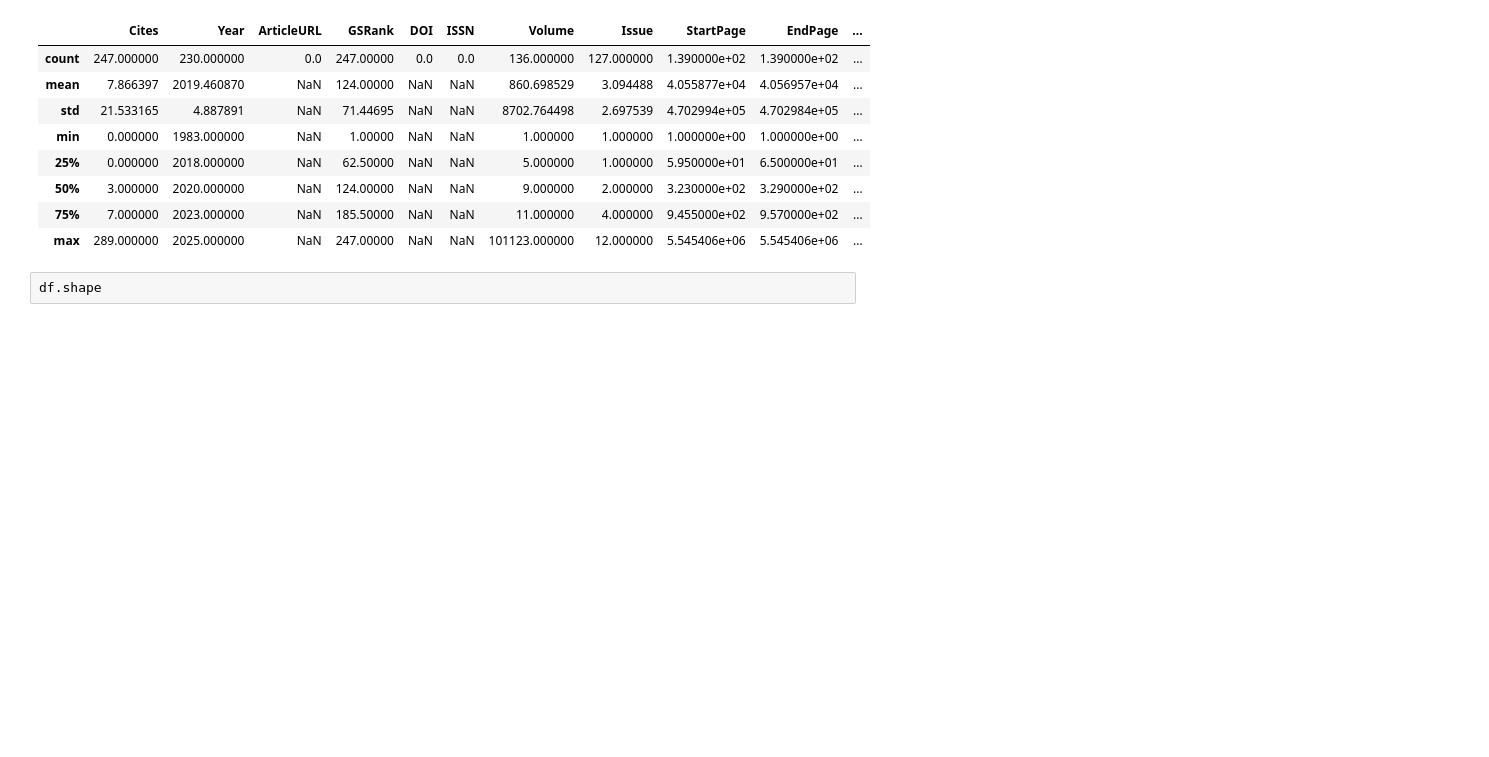
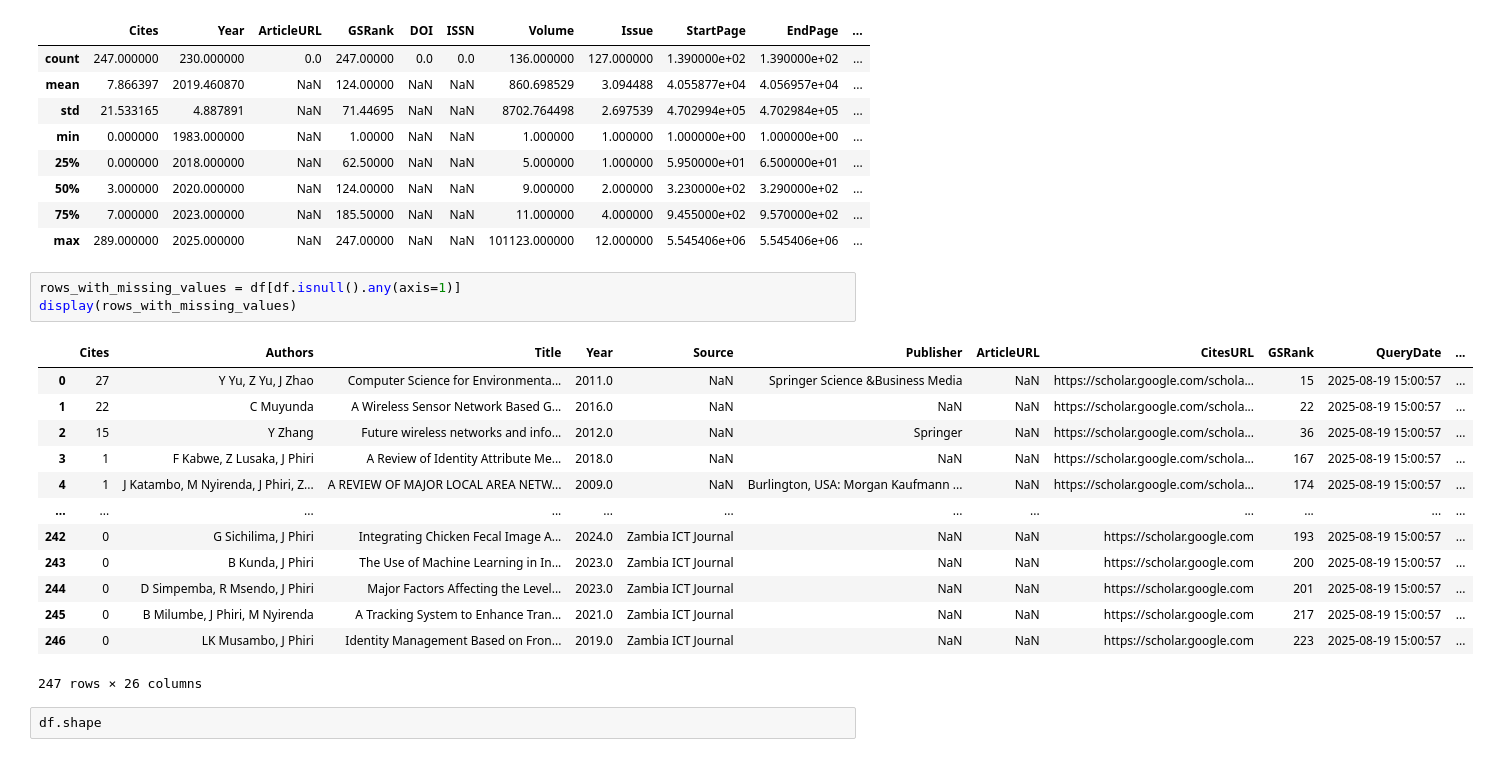
Before and after one commit to Tikulirekuti-Mwale/Publication_Types, a Jupyter notebook: 1_Business_Understanding.ipynb, the cells around one changed output. Drawn from its saved outputs; the diff is of its cells as text; blank space fills up the shorter version.

```diff
--- a/1_Business_Understanding.ipynb
+++ b/1_Business_Understanding.ipynb
@@ -80,6 +80,23 @@ df.describe()
 | 50% | 3.000000 | 2020.000000 | NaN | 124.00000 | NaN | NaN | 9.000000 | 2.000000 | 3.230000e+02 | 3.290000e+02 | ... |
 | 75% | 7.000000 | 2023.000000 | NaN | 185.50000 | NaN | NaN | 11.000000 | 4.000000 | 9.455000e+02 | 9.570000e+02 | ... |
 | max | 289.000000 | 2025.000000 | NaN | 247.00000 | NaN | NaN | 101123.000000 | 12.000000 | 5.545406e+06 | 5.545406e+06 | ... |
+# %%
+rows_with_missing_values = df[df.isnull().any(axis=1)]
+display(rows_with_missing_values)
+# %% [output]
+|  | Cites | Authors | Title | Year | Source | Publisher | ArticleURL | CitesURL | GSRank | QueryDate | ... |
+| 0 | 27 | Y Yu, Z Yu, J Zhao | Computer Science for Environmenta... | 2011.0 | NaN | Springer Science &Business Media | NaN | https://scholar.google.com/schola... | 15 | 2025-08-19 15:00:57 | ... |
+| 1 | 22 | C Muyunda | A Wireless Sensor Network Based G... | 2016.0 | NaN | NaN | NaN | https://scholar.google.com/schola... | 22 | 2025-08-19 15:00:57 | ... |
+| 2 | 15 | Y Zhang | Future wireless networks and info... | 2012.0 | NaN | Springer | NaN | https://scholar.google.com/schola... | 36 | 2025-08-19 15:00:57 | ... |
+| 3 | 1 | F Kabwe, Z Lusaka, J Phiri | A Review of Identity Attribute Me... | 2018.0 | NaN | NaN | NaN | https://scholar.google.com/schola... | 167 | 2025-08-19 15:00:57 | ... |
+| 4 | 1 | J Katambo, M Nyirenda, J Phiri, Z... | A REVIEW OF MAJOR LOCAL AREA NETW... | 2009.0 | NaN | Burlington, USA: Morgan Kaufmann ... | NaN | https://scholar.google.com/schola... | 174 | 2025-08-19 15:00:57 | ... |
+| ... | ... | ... | ... | ... | ... | ... | ... | ... | ... | ... | ... |
+| 242 | 0 | G Sichilima, J Phiri | Integrating Chicken Fecal Image A... | 2024.0 | Zambia ICT Journal | NaN | NaN | https://scholar.google.com | 193 | 2025-08-19 15:00:57 | ... |
+| 243 | 0 | B Kunda, J Phiri | The Use of Machine Learning in In... | 2023.0 | Zambia ICT Journal | NaN | NaN | https://scholar.google.com | 200 | 2025-08-19 15:00:57 | ... |
+| 244 | 0 | D Simpemba, R Msendo, J Phiri | Major Factors Affecting the Level... | 2023.0 | Zambia ICT Journal | NaN | NaN | https://scholar.google.com | 201 | 2025-08-19 15:00:57 | ... |
+| 245 | 0 | B Milumbe, J Phiri, M Nyirenda | A Tracking System to Enhance Tran... | 2021.0 | Zambia ICT Journal | NaN | NaN | https://scholar.google.com | 217 | 2025-08-19 15:00:57 | ... |
+| 246 | 0 | LK Musambo, J Phiri | Identity Management Based on Fron... | 2019.0 | Zambia ICT Journal | NaN | NaN | https://scholar.google.com | 223 | 2025-08-19 15:00:57 | ... |
+247 rows × 26 columns
 # %%
 df.shape
 # %% [output]
```
Also changed, not shown: parts of 15 cells of this notebook.
